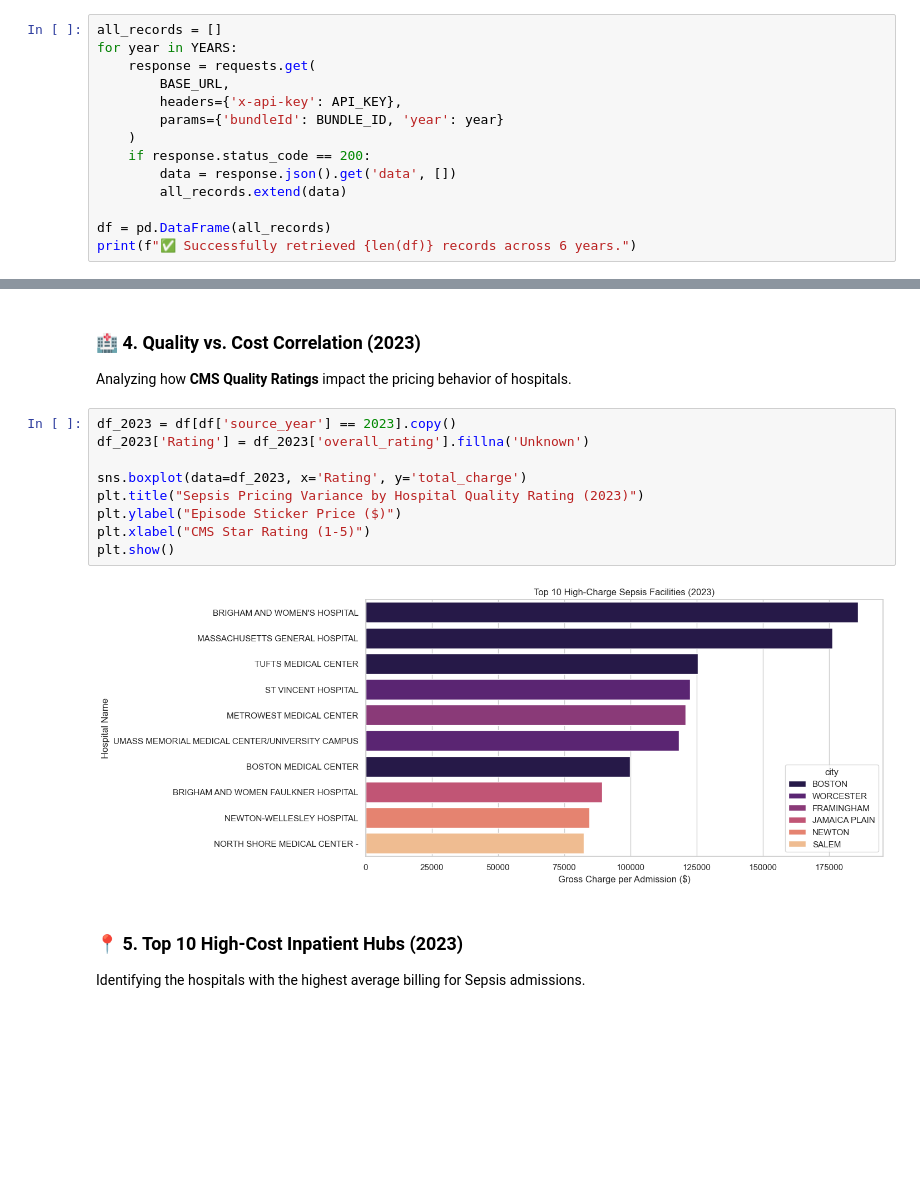
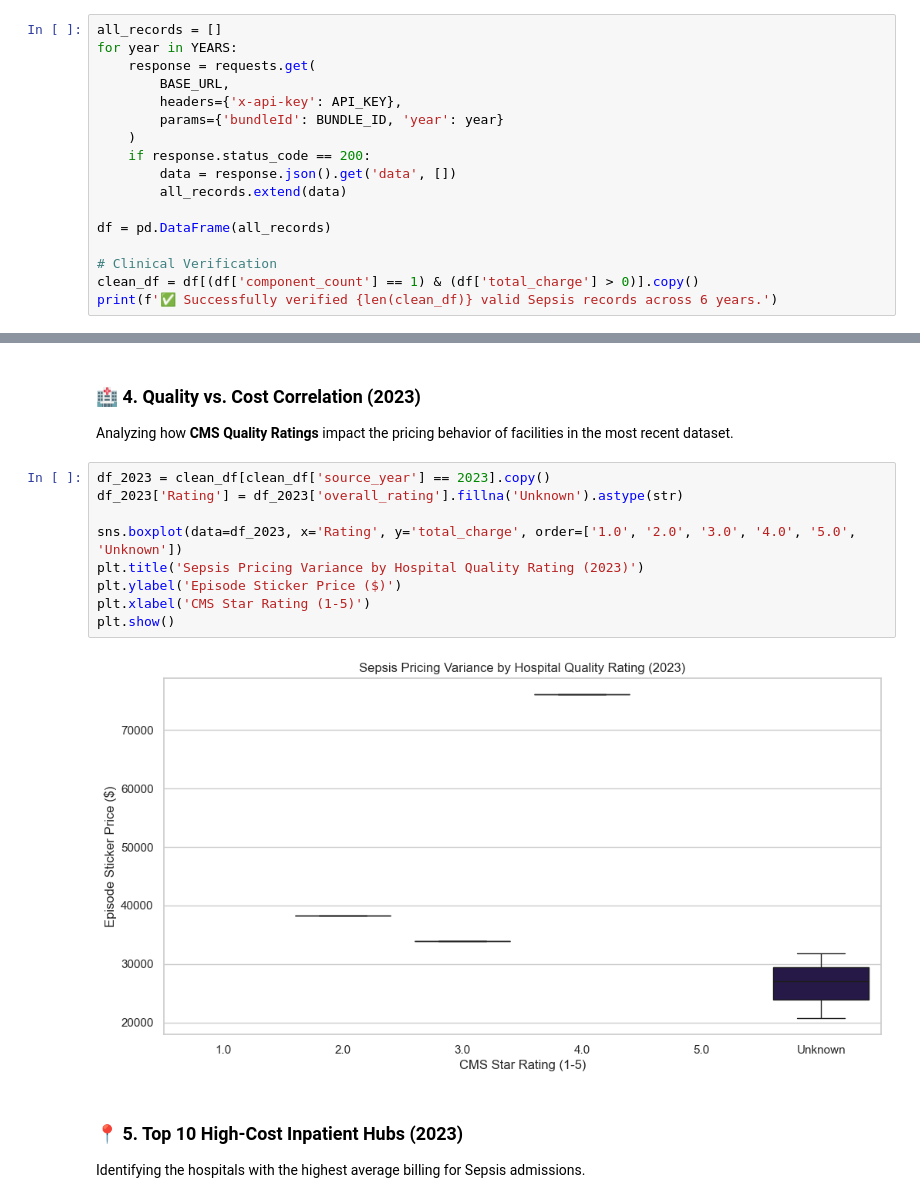
Before and after one commit to 6066Z/OpenHealthDP, a Jupyter notebook: example_analysis/sepsis_market_analysis_v2.4.1.ipynb, the cells around one changed output, grey strips where cells are left out. Drawn from its saved outputs; the diff is of its cells as text; blank space fills up the shorter version.

Commit message:
fix(analysis): implement strict zip-level normalization and clinical verification for both Sepsis and MRI notebooks

```diff
--- a/example_analysis/sepsis_market_analysis_v2.4.1.ipynb
+++ b/example_analysis/sepsis_market_analysis_v2.4.1.ipynb
@@ -42,4 +44,7 @@ for year in YEARS:
         all_records.extend(data)
 
 df = pd.DataFrame(all_records)
-print(f"✅ Successfully retrieved {len(df)} records across 6 years.")
+
+# Clinical Verification
+clean_df = df[(df['component_count'] == 1) & (df['total_charge'] > 0)].copy()
+print(f'✅ Successfully verified {len(clean_df)} valid Sepsis records across 6 years.')
@@ -71,17 +91,17 @@ plt.show()
 # %% [markdown]
 ### 🏥 4. Quality vs. Cost Correlation (2023)
-Analyzing how **CMS Quality Ratings** impact the pricing behavior of hospitals.
+Analyzing how **CMS Quality Ratings** impact the pricing behavior of facilities in the most recent dataset.
 # %%
-df_2023 = df[df['source_year'] == 2023].copy()
-df_2023['Rating'] = df_2023['overall_rating'].fillna('Unknown')
+df_2023 = clean_df[clean_df['source_year'] == 2023].copy()
+df_2023['Rating'] = df_2023['overall_rating'].fillna('Unknown').astype(str)
 
-sns.boxplot(data=df_2023, x='Rating', y='total_charge')
-plt.title("Sepsis Pricing Variance by Hospital Quality Rating (2023)")
-plt.ylabel("Episode Sticker Price ($)")
-plt.xlabel("CMS Star Rating (1-5)")
+sns.boxplot(data=df_2023, x='Rating', y='total_charge', order=['1.0', '2.0', '3.0', '4.0', '5.0', 'Unknown'])
+plt.title('Sepsis Pricing Variance by Hospital Quality Rating (2023)')
+plt.ylabel('Episode Sticker Price ($)')
+plt.xlabel('CMS Star Rating (1-5)')
 plt.show()
 # %% [output]
-[figure, old version]
+[figure, new version]
 # %% [markdown]
 ### 📍 5. Top 10 High-Cost Inpatient Hubs (2023)
 Identifying the hospitals with the highest average billing for Sepsis admissions.
```
Also changed, not shown: parts of 11 cells of this notebook.
